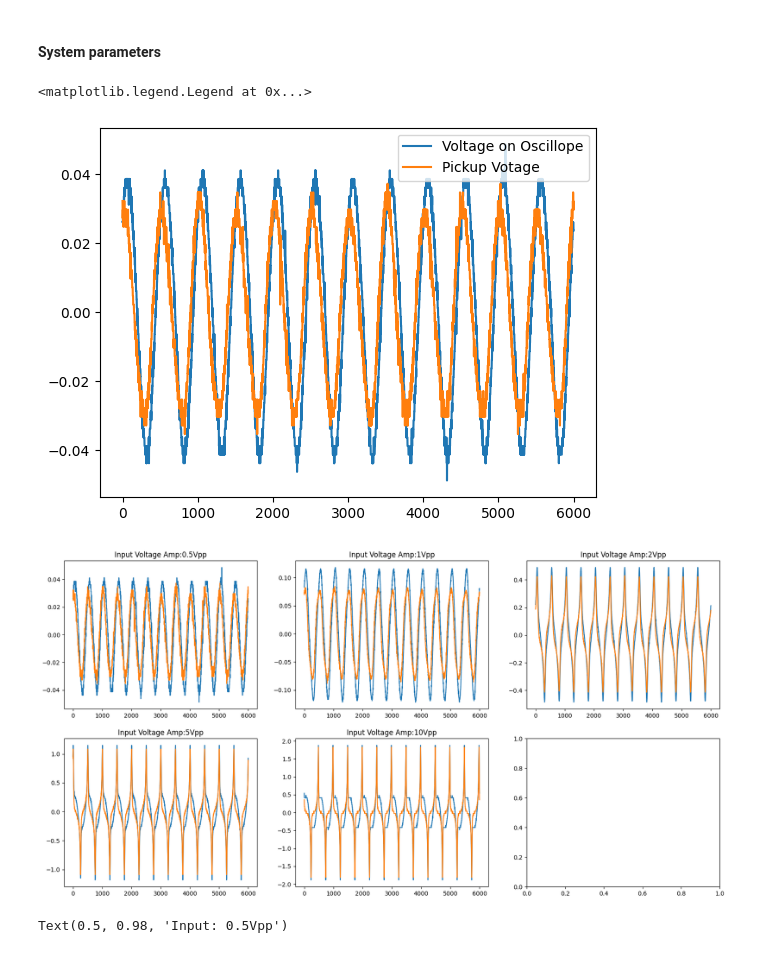
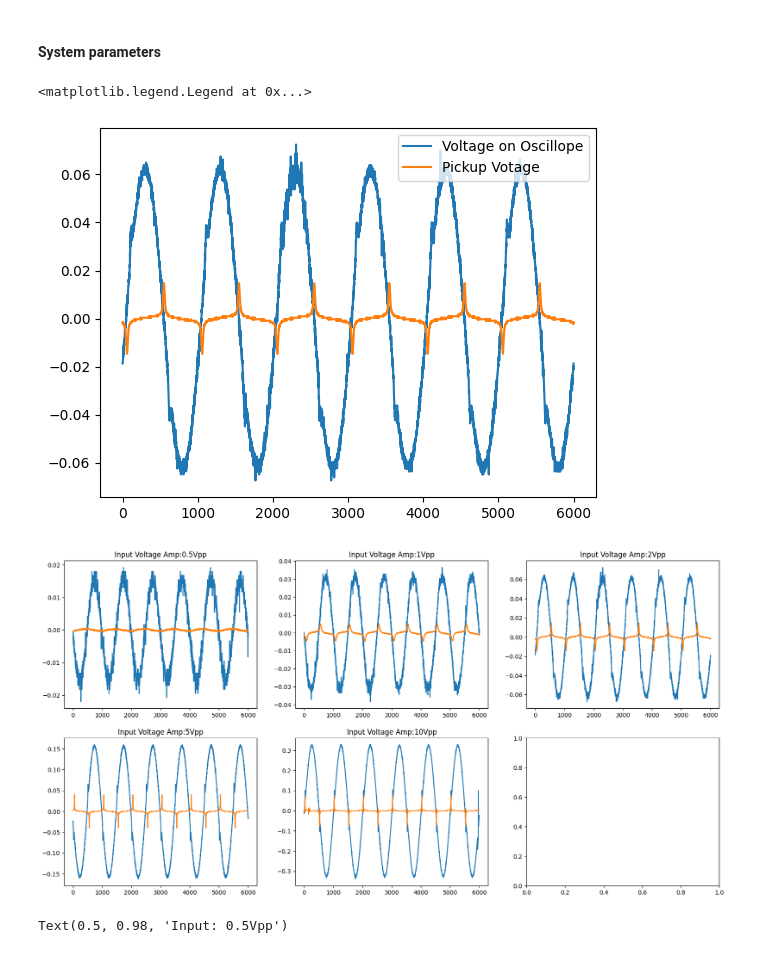
Before and after one commit to yyhshdu1/new_cavity, a Jupyter notebook: windfreak/hystersis_loop_plot.ipynb, the cells around one changed output. Saved outputs shown, nothing was run; the diff lists cells and outputs as text; code cells hidden in the pictures.

```diff
--- a/windfreak/hystersis_loop_plot.ipynb
+++ b/windfreak/hystersis_loop_plot.ipynb
@@ -33,16 +41,16 @@ Vpick = []
 Vamp = [0.5,1,2,5,10]
 with h5py.File(fname, "a") as f:
     for i in range(1, 6):
-        dset = f[f"1000-{i}"]
+        dset = f[f"R-{i}"]
         Vin.append(dset[0])
         Vpick.append(dset[1])
 # %%
-plt.plot(Vin[0], label =  "Voltage on Oscillope")
-plt.plot(Vpick[0], label =  "Pickup Votage")
+plt.plot(Vin[2], label =  "Voltage on Oscillope")
+plt.plot(Vpick[2], label =  "Pickup Votage")
 plt.legend()
 # %% [output]
 <matplotlib.legend.Legend at 0x...>
-[figure, old version]
+[figure, new version]
 # %%
 fig, ax = plt.subplots(2,3,figsize=(20, 10))
 for i in range(5):
@@ -55,7 +63,7 @@ for i in range(5):
         ax[1,i-3].plot(Vpick[i])
         ax[1,i-3].set_title("Input Voltage Amp:" + str(Vamp[i])+"Vpp")
 # %% [output]
-[figure, old version]
+[figure, new version]
 # %%
 Vin = []
 Vpick = []
```
Also changed, not shown: parts of 12 cells of this notebook.
